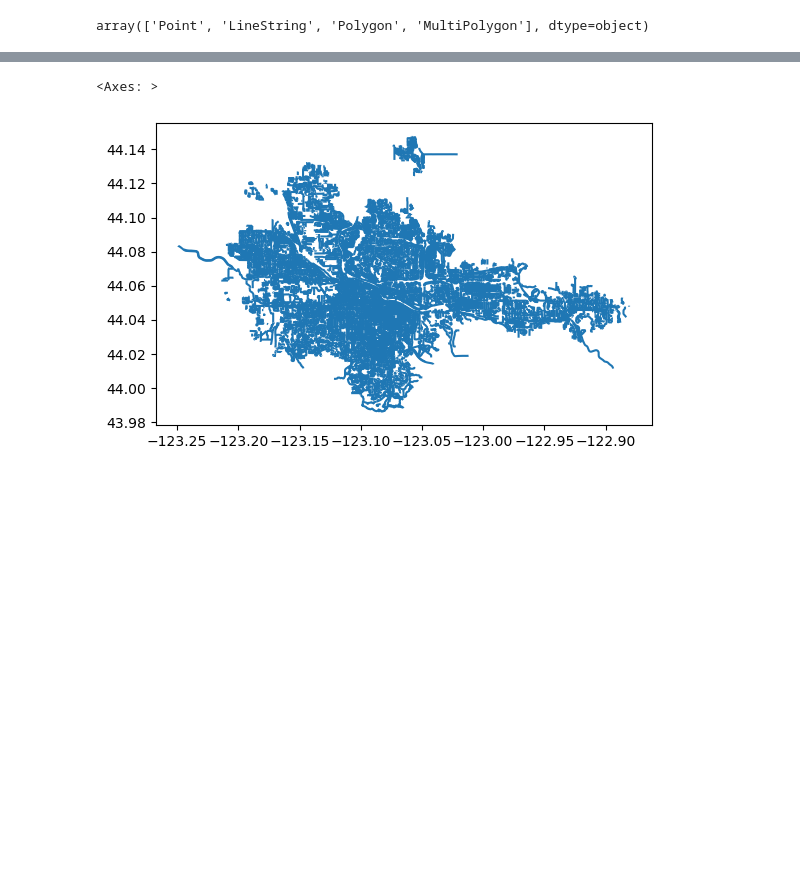
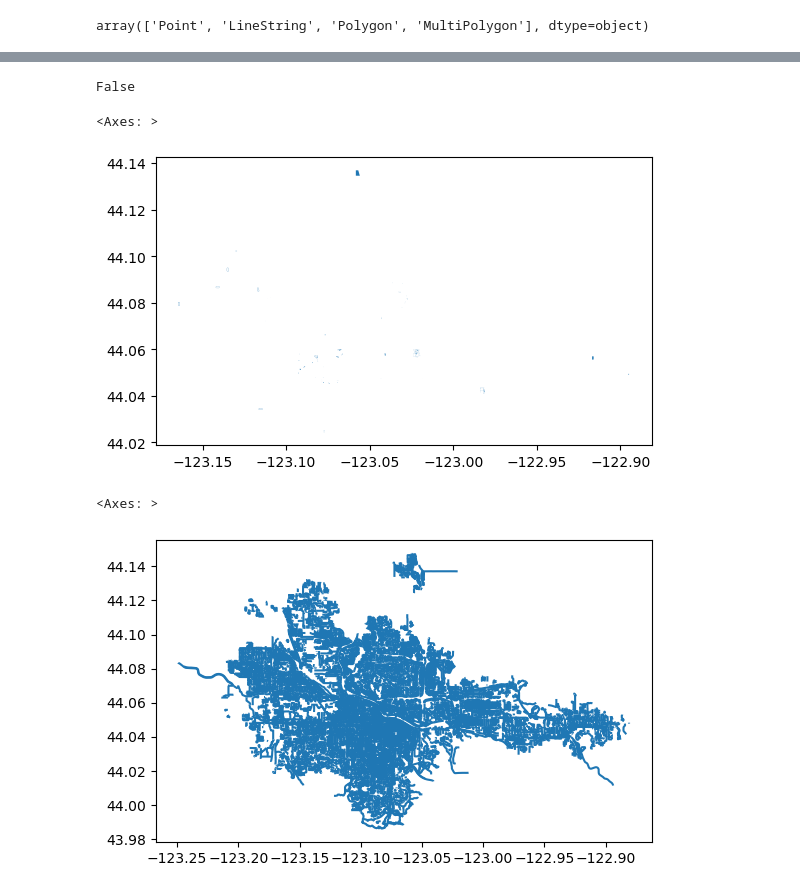
Before and after one commit to dongmeic/Sidewalk, a Jupyter notebook: download_sidewalk_from_OSM.ipynb, the cells around one changed output, grey strips where cells are left out. Cells and saved outputs as stored; diff of their text form; code cells hidden in the pictures; blank space fills up the shorter version.

```diff
--- a/download_sidewalk_from_OSM.ipynb
+++ b/download_sidewalk_from_OSM.ipynb
@@ -136,0 +179,14 @@ array(['turning_circle', 'traffic_signals', 'motorway_junction',
+# %%
+highway.loc[:, 'osmid'] = list(map(lambda x: x[1], list(highway.index)))
+# %%
+5479468 in list(highway.osmid)
+# %% [output]
+False
+# %%
+highway_p = highway[highway.type.isin(['Polygon', 'MultiPolygon'])]
+highway_p.loc[:, 'osmid'] = list(map(lambda x: x[1], list(highway_p.index)))
+# %%
+highway_p.plot()
+# %% [output]
+<Axes: >
+[figure, added]
```
Also changed, not shown: parts of 29 cells of this notebook, 9 other files.
